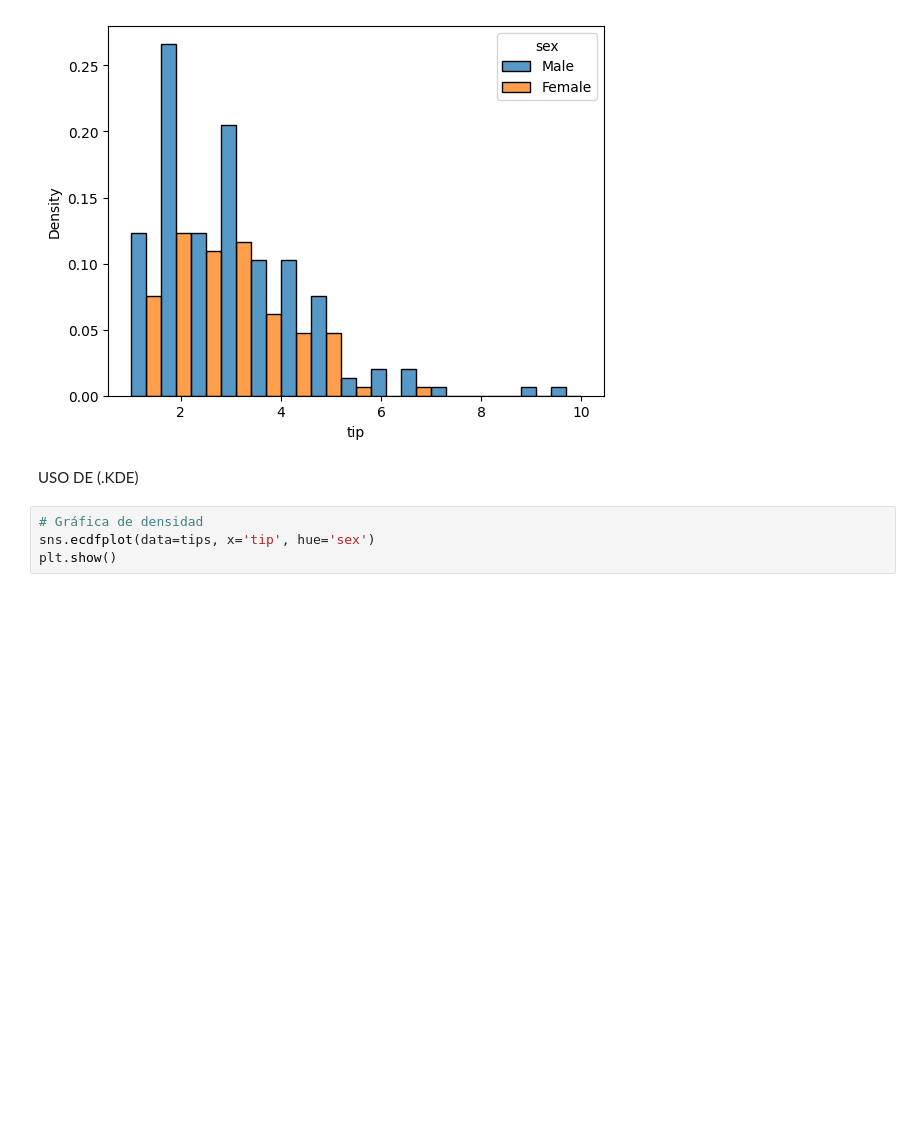
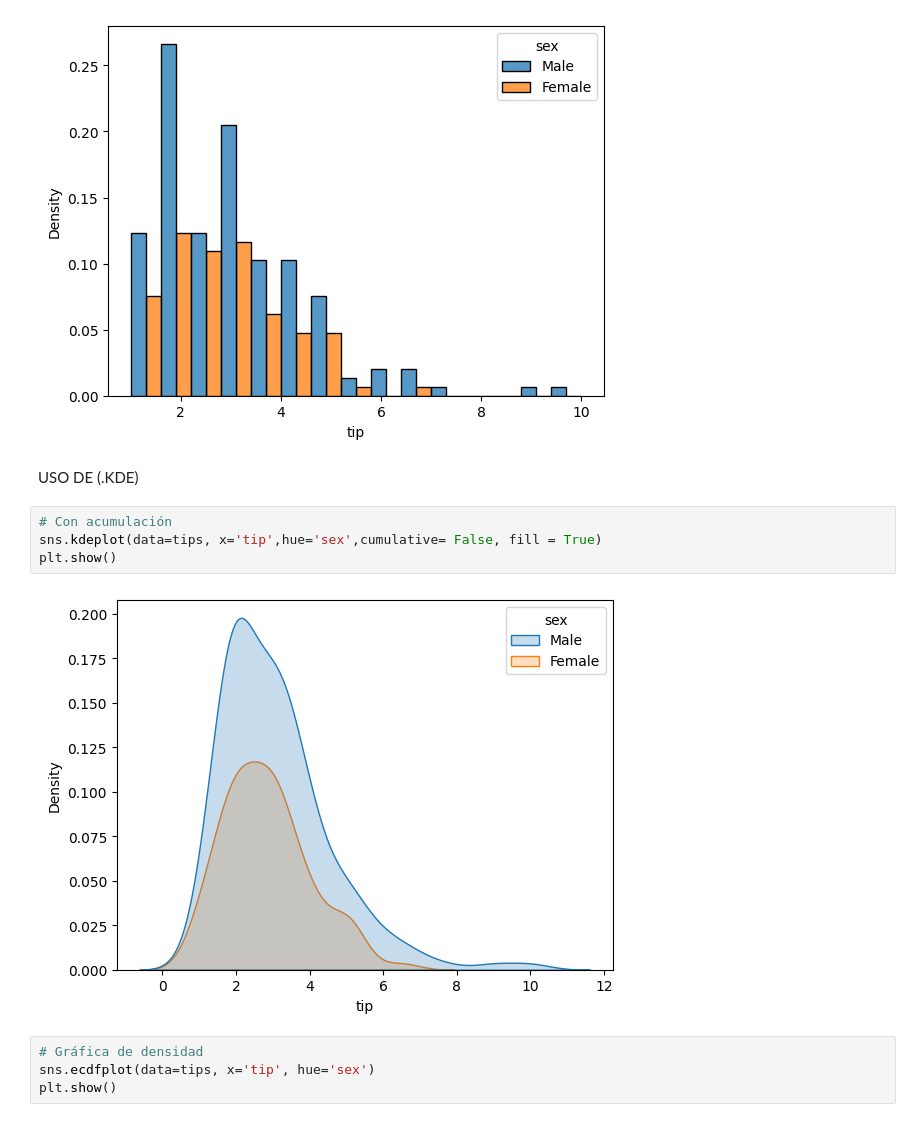
Before and after one commit to KiritoMoreno/DataV_matplotlib_seaborn_basic, a Jupyter notebook: Distribucciones_seaborn.ipynb, the cells around one changed output. Drawn from its saved outputs; the diff is of its cells as text; blank space fills up the shorter version.

```diff
--- a/Distribucciones_seaborn.ipynb
+++ b/Distribucciones_seaborn.ipynb
@@ -27,6 +27,12 @@ plt.show()
 [figure]
 # %% [markdown]
 USO DE (.KDE)
+# %%
+# Con acumulación
+sns.kdeplot(data=tips, x='tip',hue='sex',cumulative= False, fill = True)
+plt.show()
+# %% [output]
+[figure, added]
 # %%
 # Gráfica de densidad
 sns.ecdfplot(data=tips, x='tip', hue='sex')
```
Also changed, not shown: parts of 1 cell of this notebook.
